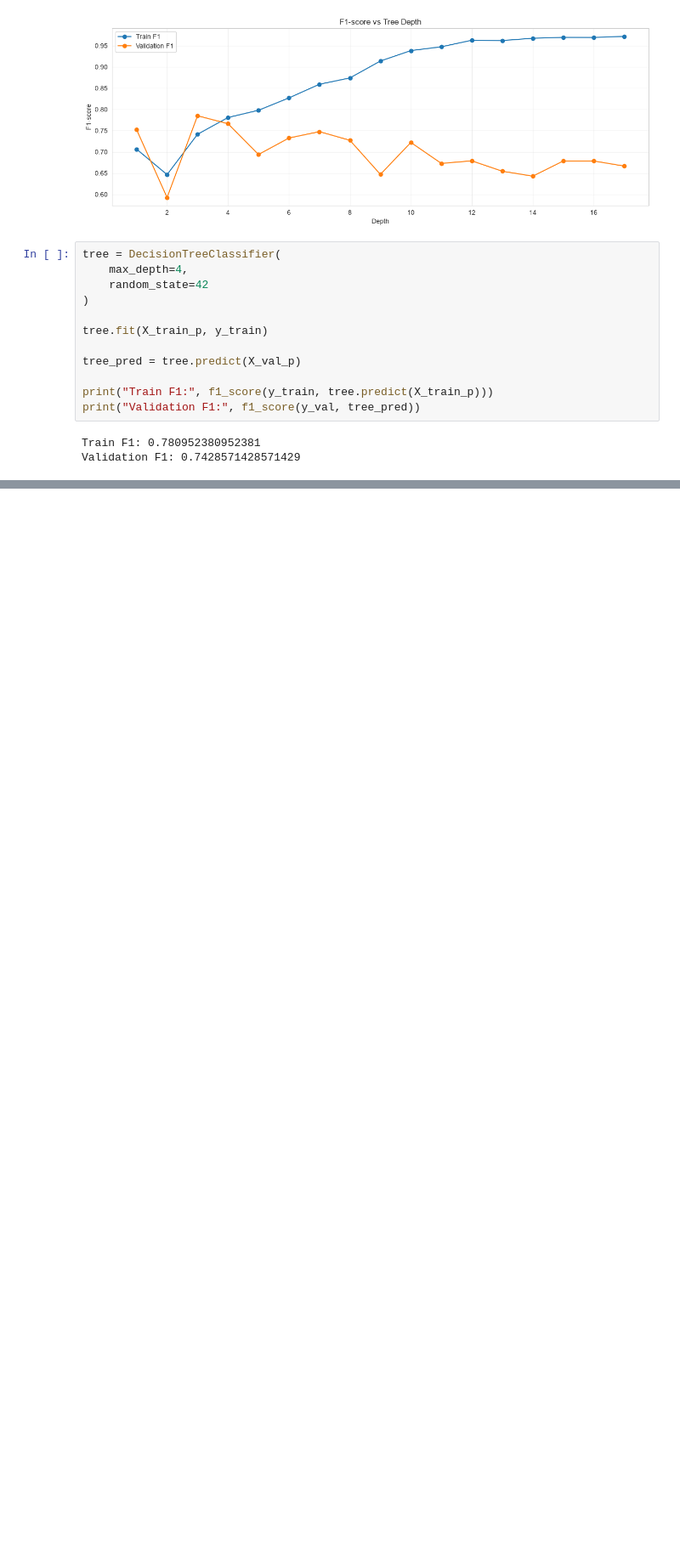
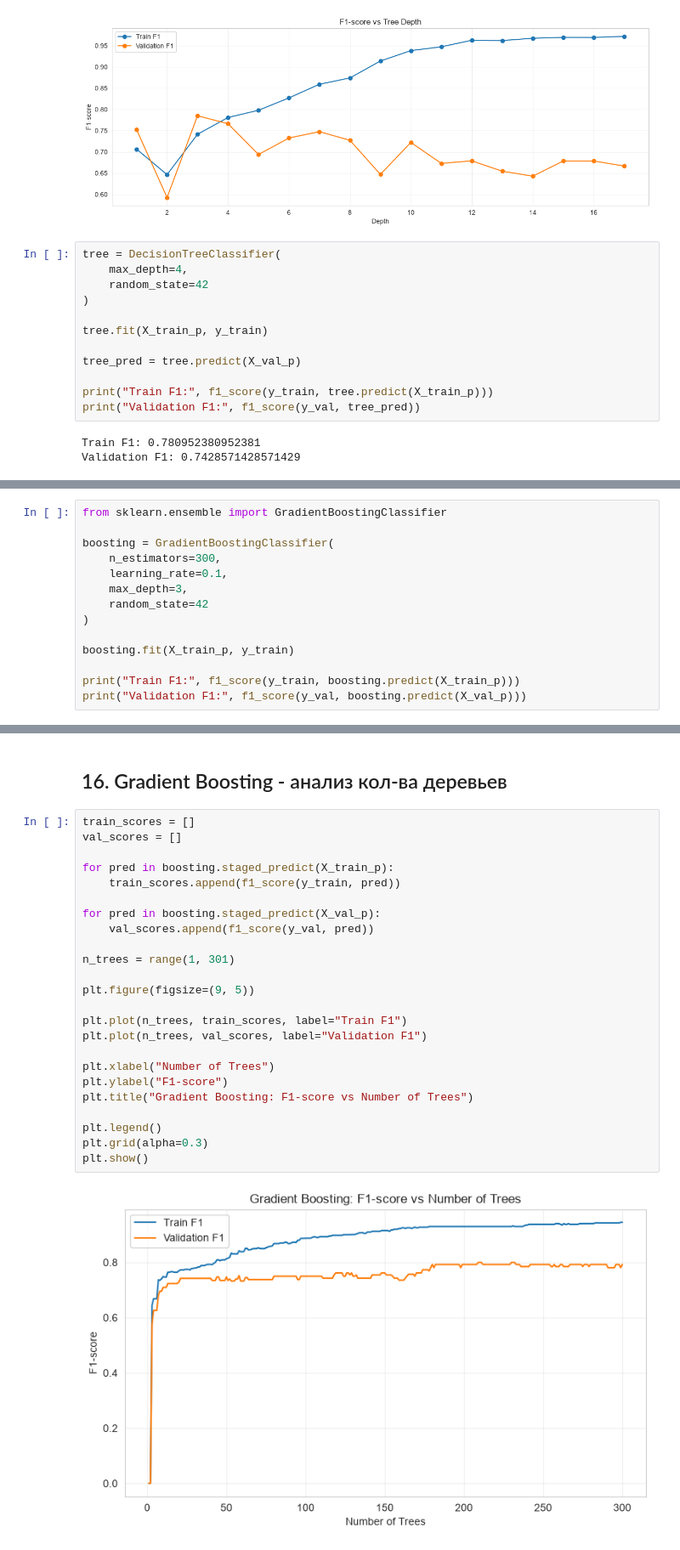
Before and after one commit to ArtYou23/ml_course_mai, a Jupyter notebook: classification/titanic.ipynb, the cells around one changed output, grey strips where cells are left out. Shown at 85% size. Drawn from its saved outputs; the diff is of its cells as text; blank space fills up the shorter version.

```diff
--- a/classification/titanic.ipynb
+++ b/classification/titanic.ipynb
@@ -277,0 +415,14 @@ Validation F1: 0.7428571428571429
+# %%
+from sklearn.ensemble import GradientBoostingClassifier
+
+boosting = GradientBoostingClassifier(
+    n_estimators=300,
+    learning_rate=0.1,
+    max_depth=3,
+    random_state=42
+)
+
+boosting.fit(X_train_p, y_train)
+
+print("Train F1:", f1_score(y_train, boosting.predict(X_train_p)))
+print("Validation F1:", f1_score(y_val, boosting.predict(X_val_p)))
@@ -277,0 +434,28 @@ Validation F1: 0.7428571428571429
+# %% [markdown]
+## 16. Gradient Boosting - анализ кол-ва деревьев
+# %%
+train_scores = []
+val_scores = []
+
+for pred in boosting.staged_predict(X_train_p):
+    train_scores.append(f1_score(y_train, pred))
+
+for pred in boosting.staged_predict(X_val_p):
+    val_scores.append(f1_score(y_val, pred))
+
+n_trees = range(1, 301)
+
+plt.figure(figsize=(9, 5))
+
+plt.plot(n_trees, train_scores, label="Train F1")
+plt.plot(n_trees, val_scores, label="Validation F1")
+
+plt.xlabel("Number of Trees")
+plt.ylabel("F1-score")
+plt.title("Gradient Boosting: F1-score vs Number of Trees")
+
+plt.legend()
+plt.grid(alpha=0.3)
+plt.show()
+# %% [output]
+[figure, added]
```
Also changed, not shown: parts of 28 cells of this notebook.
